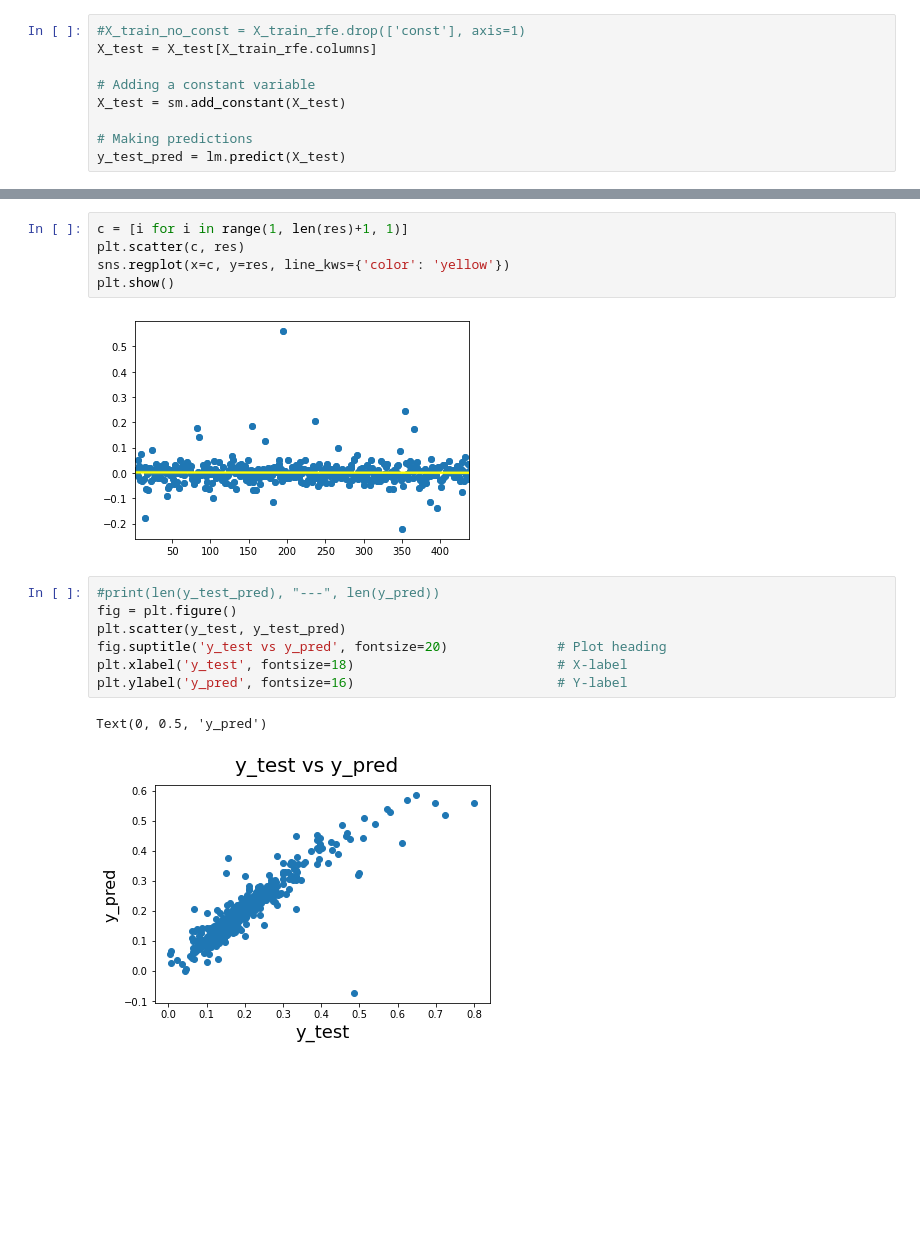
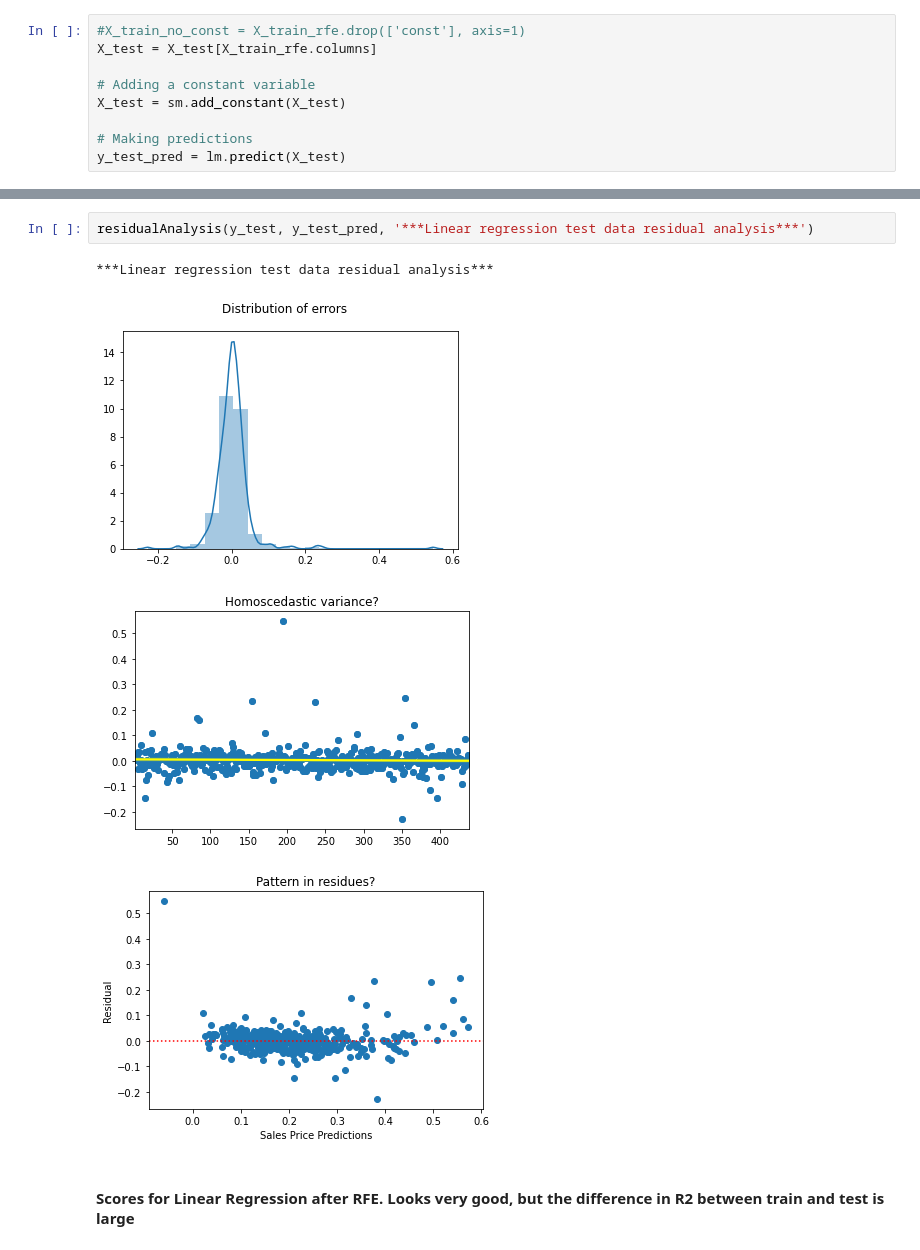
Before and after one commit to Kumaraguru-Muthuraj/_AIML_Code, a Jupyter notebook: _PythonNotebooks/_Course4_Machine_Learning_2/Mod2_Advanced_Regression_Assignment/SurpriseHousingAssignment.ipynb, the cells around one changed output, grey strips where cells are left out. Cells and saved outputs as stored; diff of their text form; blank space fills up the shorter version.

```diff
--- a/_PythonNotebooks/_Course4_Machine_Learning_2/Mod2_Advanced_Regression_Assignment/SurpriseHousingAssignment.ipynb
+++ b/_PythonNotebooks/_Course4_Machine_Learning_2/Mod2_Advanced_Regression_Assignment/SurpriseHousingAssignment.ipynb
@@ -677,17 +709,9 @@ Text(0.5, 0, 'Errors')
-# %%
-c = [i for i in range(1, len(res)+1, 1)]
-plt.scatter(c, res)
-sns.regplot(x=c, y=res, line_kws={'color': 'yellow'})
-plt.show()
-# %% [output]
-[figure, removed]
-# %%
-#print(len(y_test_pred), "---", len(y_pred))
-fig = plt.figure()
-plt.scatter(y_test, y_test_pred)
-fig.suptitle('y_test vs y_pred', fontsize=20)              # Plot heading
-plt.xlabel('y_test', fontsize=18)                          # X-label
-plt.ylabel('y_pred', fontsize=16)                          # Y-label
-# %% [output]
-Text(0, 0.5, 'y_pred')
-[figure, removed]
+# %%
+residualAnalysis(y_test, y_test_pred, '***Linear regression test data residual analysis***')
+# %% [output]
+***Linear regression test data residual analysis***
+[figure, added]
+[figure, added]
+[figure, added]
+# %% [markdown]
+#### Scores for Linear Regression after RFE. Looks very good, but the difference in R2 between train and test is large
```
Also changed, not shown: parts of 36 cells of this notebook.
